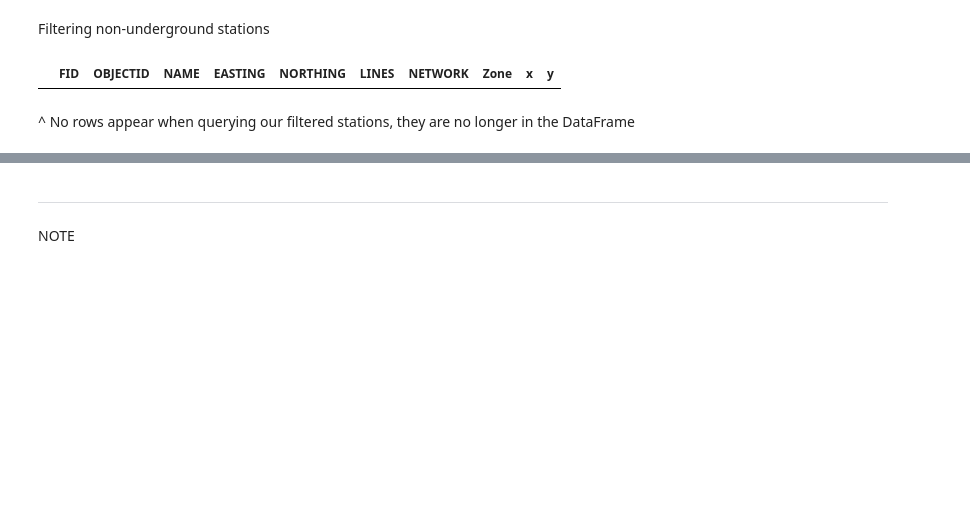
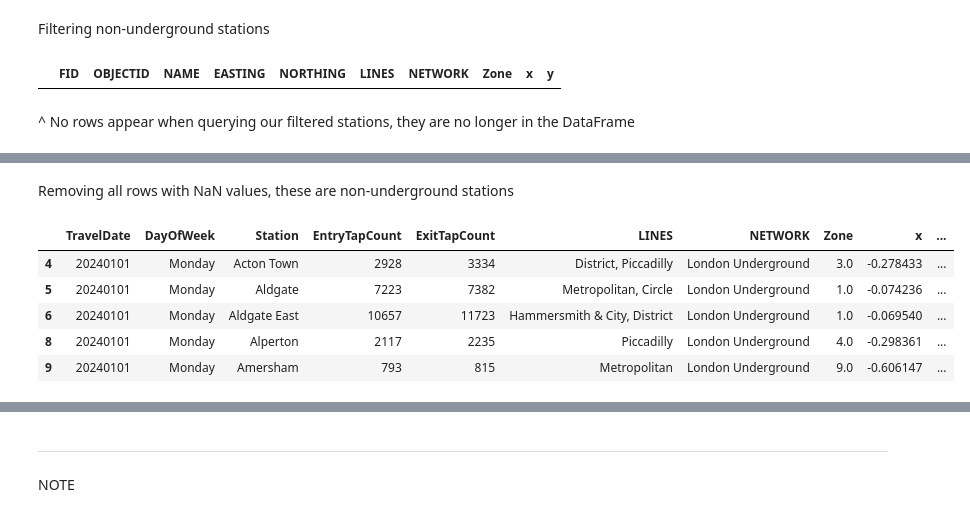
Before and after one commit to J-Bicheno/London-Underground-Analysis, a Jupyter notebook: jupyter_notebooks/ETL.ipynb, the cells around one changed output, grey strips where cells are left out. Drawn from its saved outputs; the diff is of its cells as text; code cells hidden in the pictures; blank space fills up the shorter version.

```diff
--- a/jupyter_notebooks/ETL.ipynb
+++ b/jupyter_notebooks/ETL.ipynb
@@ -124,0 +175,12 @@ Station_Coords.query("NETWORK == ['London Overground', 'Tramlink', 'DLR', 'TfL R
+# %% [markdown]
+Removing all rows with NaN values, these are non-underground stations
+# %%
+merged_ug = merged_ug.dropna()
+merged_ug.head()
+# %% [output]
+|  | TravelDate | DayOfWeek | Station | EntryTapCount | ExitTapCount | LINES | NETWORK | Zone | x | ... |
+| 4 | 20240101 | Monday | Acton Town | 2928 | 3334 | District, Piccadilly | London Underground | 3.0 | -0.278433 | ... |
+| 5 | 20240101 | Monday | Aldgate | 7223 | 7382 | Metropolitan, Circle | London Underground | 1.0 | -0.074236 | ... |
+| 6 | 20240101 | Monday | Aldgate East | 10657 | 11723 | Hammersmith & City, District | London Underground | 1.0 | -0.069540 | ... |
+| 8 | 20240101 | Monday | Alperton | 2117 | 2235 | Piccadilly | London Underground | 4.0 | -0.298361 | ... |
+| 9 | 20240101 | Monday | Amersham | 793 | 815 | Metropolitan | London Underground | 9.0 | -0.606147 | ... |
```
Also changed, not shown: parts of 13 cells of this notebook.
